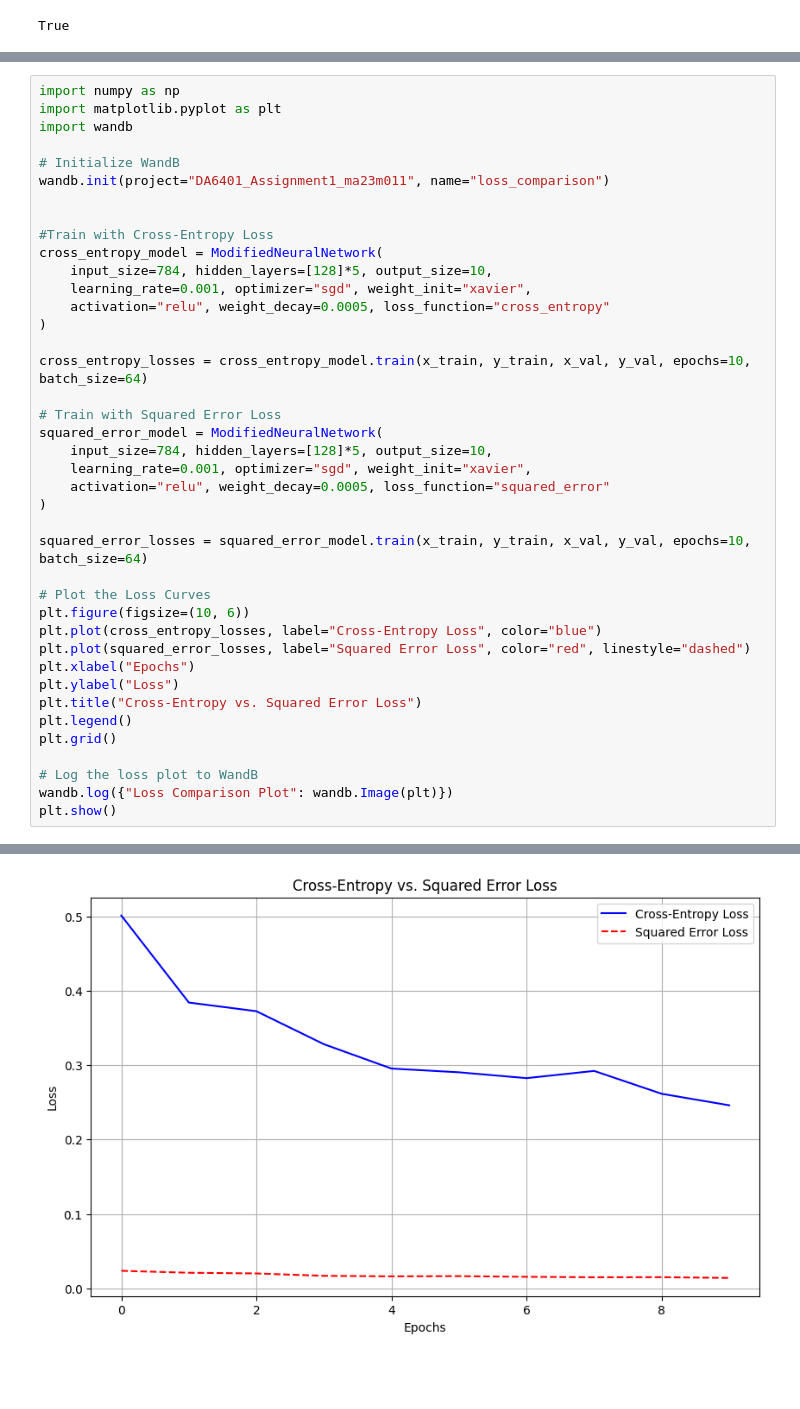
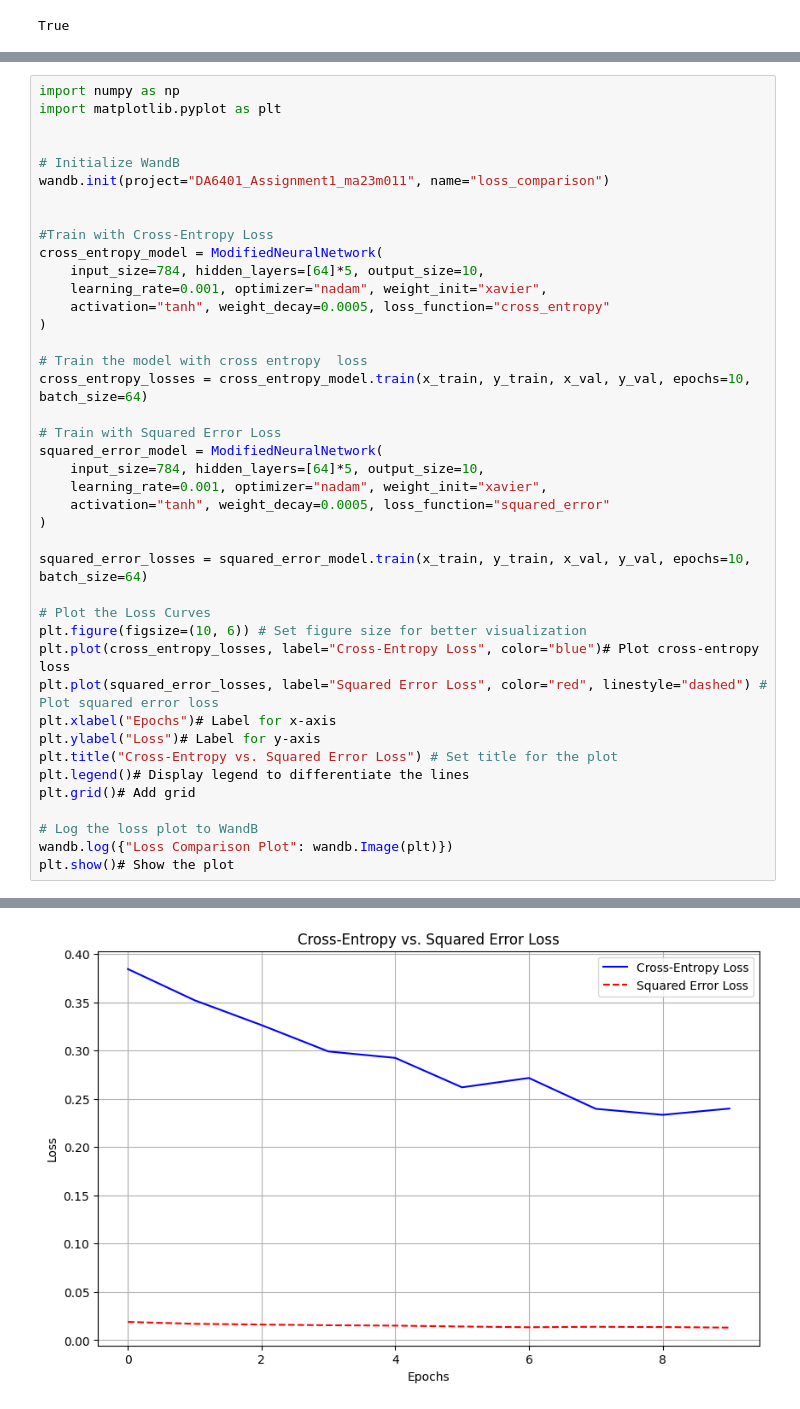
Before and after one commit to ma23m/DA6401---Assignment-1, a Jupyter notebook: DL_Assignment_1.ipynb, the cells around one changed output, grey strips where cells are left out. Cells and saved outputs as stored; diff of their text form; blank space fills up the shorter version.

```diff
--- a/DL_Assignment_1.ipynb
+++ b/DL_Assignment_1.ipynb
@@ -639,7 +706,7 @@ class ModifiedNeuralNetwork(NeuralNetwork):
 # %%
 import numpy as np
 import matplotlib.pyplot as plt
-import wandb
+
 
 # Initialize WandB
 wandb.init(project="DA6401_Assignment1_ma23m011", name="loss_comparison")
@@ -647,35 +714,36 @@ wandb.init(project="DA6401_Assignment1_ma23m011", name="loss_comparison")
 
 #Train with Cross-Entropy Loss
 cross_entropy_model = ModifiedNeuralNetwork(
-    input_size=784, hidden_layers=[128]*5, output_size=10,
-    learning_rate=0.001, optimizer="sgd", weight_init="xavier",
-    activation="relu", weight_decay=0.0005, loss_function="cross_entropy"
+    input_size=784, hidden_layers=[64]*5, output_size=10,
+    learning_rate=0.001, optimizer="nadam", weight_init="xavier",
+    activation="tanh", weight_decay=0.0005, loss_function="cross_entropy"
 )
 
+# Train the model with cross entropy  loss
 cross_entropy_losses = cross_entropy_model.train(x_train, y_train, x_val, y_val, epochs=10, batch_size=64)
 
 # Train with Squared Error Loss
 squared_error_model = ModifiedNeuralNetwork(
-    input_size=784, hidden_layers=[128]*5, output_size=10,
-    learning_rate=0.001, optimizer="sgd", weight_init="xavier",
-    activation="relu", weight_decay=0.0005, loss_function="squared_error"
+    input_size=784, hidden_layers=[64]*5, output_size=10,
+    learning_rate=0.001, optimizer="nadam", weight_init="xavier",
+    activation="tanh", weight_decay=0.0005, loss_function="squared_error"
 )
 
 squared_error_losses = squared_error_model.train(x_train, y_train, x_val, y_val, epochs=10, batch_size=64)
 
 # Plot the Loss Curves
-plt.figure(figsize=(10, 6))
-plt.plot(cross_entropy_losses, label="Cross-Entropy Loss", color="blue")
-plt.plot(squared_error_losses, label="Squared Error Loss", color="red", linestyle="dashed")
-plt.xlabel("Epochs")
-plt.ylabel("Loss")
-plt.title("Cross-Entropy vs. Squared Error Loss")
-plt.legend()
-plt.grid()
+plt.figure(figsize=(10, 6)) # Set figure size for better visualization
+plt.plot(cross_entropy_losses, label="Cross-Entropy Loss", color="blue")# Plot cross-entropy loss
+plt.plot(squared_error_losses, label="Squared Error Loss", color="red", linestyle="dashed") # Plot squared error loss
+plt.xlabel("Epochs")# Label for x-axis
+plt.ylabel("Loss")# Label for y-axis
+plt.title("Cross-Entropy vs. Squared Error Loss") # Set title for the plot
+plt.legend()# Display legend to differentiate the lines
+plt.grid()# Add grid
 
 # Log the loss plot to WandB
 wandb.log({"Loss Comparison Plot": wandb.Image(plt)})
-plt.show()
+plt.show()# Show the plot
 # %% [output]
 Changes to your `wandb` environment variables will be ignored because your `wandb` session has already started. For more information on how to modify your settings with `wandb.init()` arguments, pleas ...
 Ignoring project 'DA6401_Assignment1_ma23m011' when running a sweep.
@@ -709,4 +777,4 @@ Epoch 10: Loss = 0.0139
-[figure, old version]
+[figure, new version]
 # %%
 import wandb
 from keras.datasets import mnist
```
Also changed, not shown: parts of 10 cells of this notebook, 1 other file.
